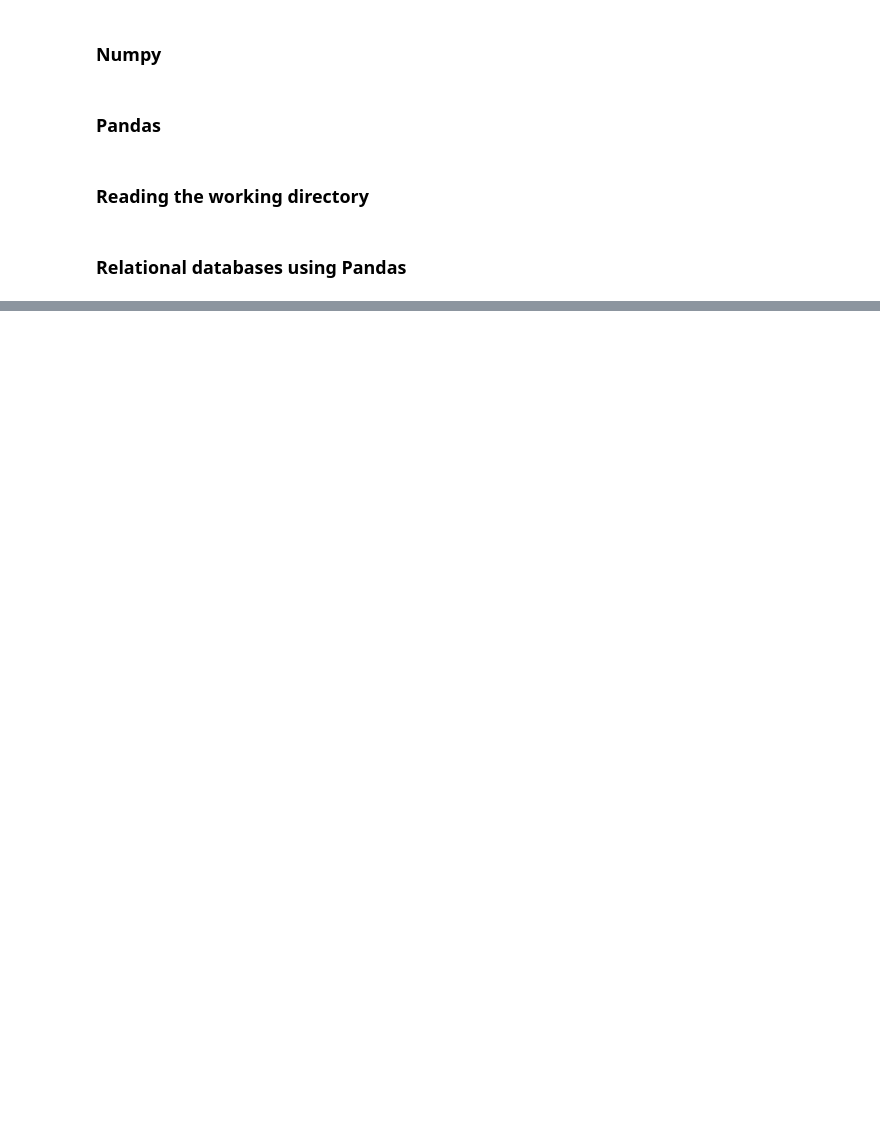
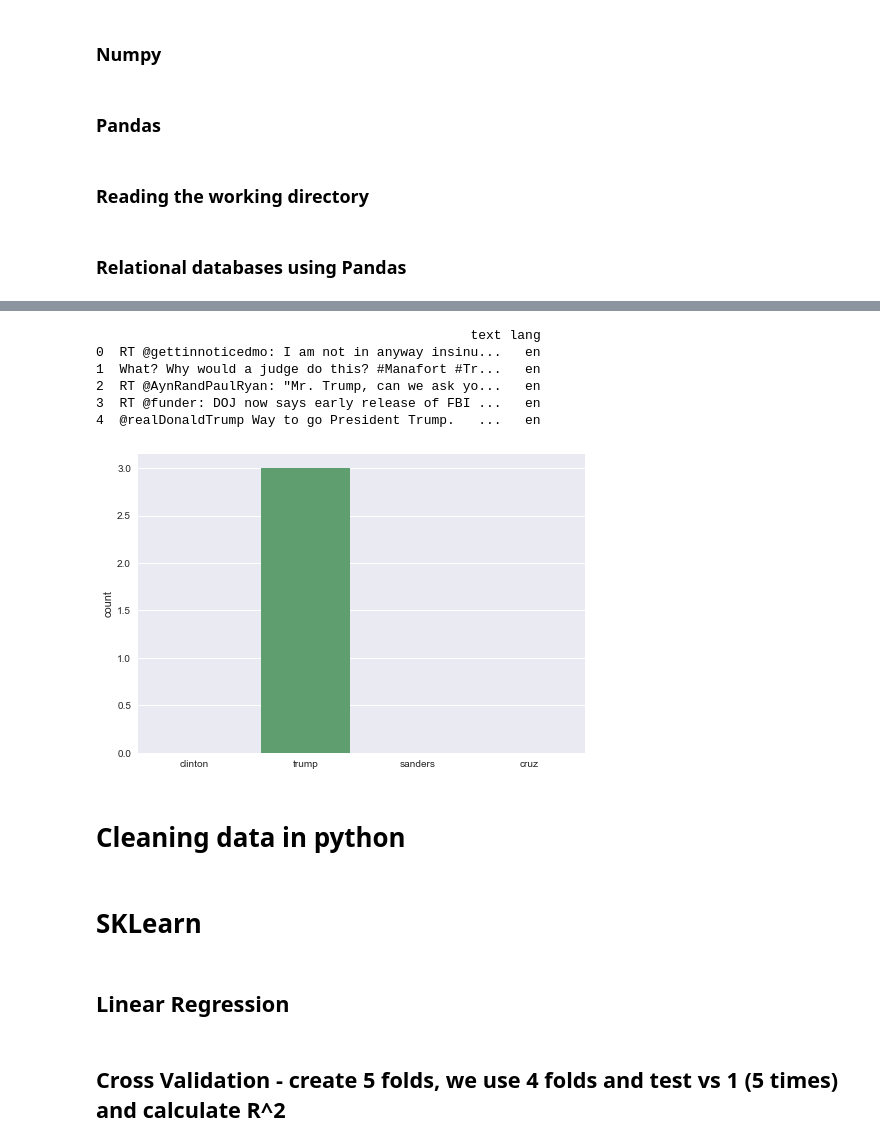
Before and after one commit to AugustoLara/Python, a Jupyter notebook: Data Camp Notes.ipynb, the cells around one changed output, grey strips where cells are left out. Drawn from its saved outputs; the diff is of its cells as text; code cells hidden in the pictures; blank space fills up the shorter version.

```diff
--- a/Data Camp Notes.ipynb
+++ b/Data Camp Notes.ipynb
@@ -200,0 +377,61 @@ NumPy.ipynb
+# %%
+# Build DataFrame of tweet texts and languages
+df = pd.DataFrame(tweets_data, columns=['text','lang'])
+
+# Print head of DataFrame
+print(df.head())
+# %% [output]
+                                                text lang
+0  RT @gettinnoticedmo: I am not in anyway insinu...   en
+1  What? Why would a judge do this? #Manafort #Tr...   en
+2  RT @AynRandPaulRyan: "Mr. Trump, can we ask yo...   en
+3  RT @funder: DOJ now says early release of FBI ...   en
+4  @realDonaldTrump Way to go President Trump.   ...   en
+# %%
+# Initialize word counter
+import re
+
+def word_in_text(word, tweet):
+    word = word.lower()
+    text = tweet.lower()
+    match = re.search(word, tweet)
+
+    if match:
+        return True
+    return False
+# %%
+# Initialize list to store tweet counts
+[clinton, trump, sanders, cruz] = [0, 0, 0, 0]
+
+# Iterate through df, counting the number of tweets in which
+# each candidate is mentioned
+for index, row in df.iterrows():
+    clinton += word_in_text('clinton', row['text'])
+    trump += word_in_text('trump', row['text'])
+    sanders += word_in_text('sanders', row['text'])
+    cruz += word_in_text('cruz', row['text'])
+# %%
+# Visualizing data
+
+# Import packages
+import seaborn as sns
+import matplotlib.pyplot as plt
+
+# Set seaborn style
+sns.set(color_codes=True)
+
+# Create a list of labels:cd
+cd = ['clinton', 'trump', 'sanders', 'cruz']
+
+# Plot histogram
+ax = sns.barplot(cd, [clinton, trump, sanders, cruz])
+ax.set(ylabel="count")
+plt.show()
+# %% [output]
+[figure, added]
+# %% [markdown]
+# Cleaning data in python
+# %% [markdown]
+# SKLearn
+# %% [markdown]
+## Linear Regression
@@ -200,0 +460,2 @@ NumPy.ipynb
+# %% [markdown]
+## Cross Validation - create 5 folds, we use 4 folds and test vs 1 (5 times) and calculate R^2
```
Also changed, not shown: parts of 14 cells of this notebook, 31 other files.
